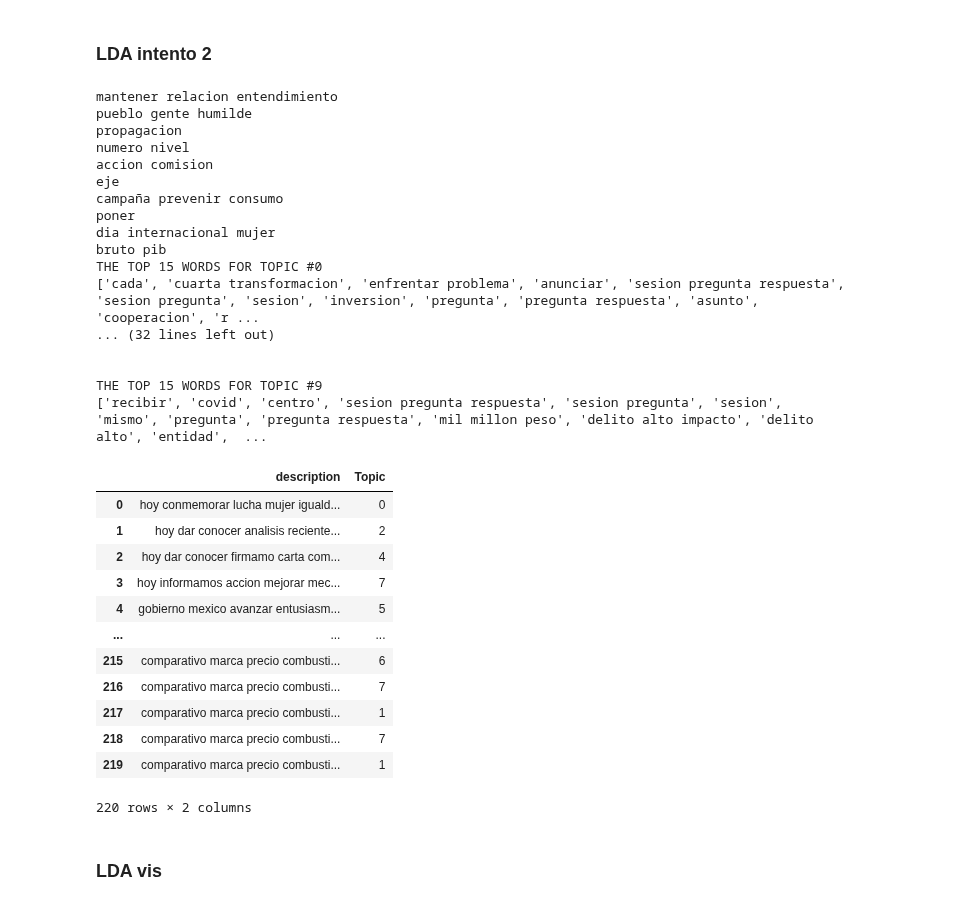
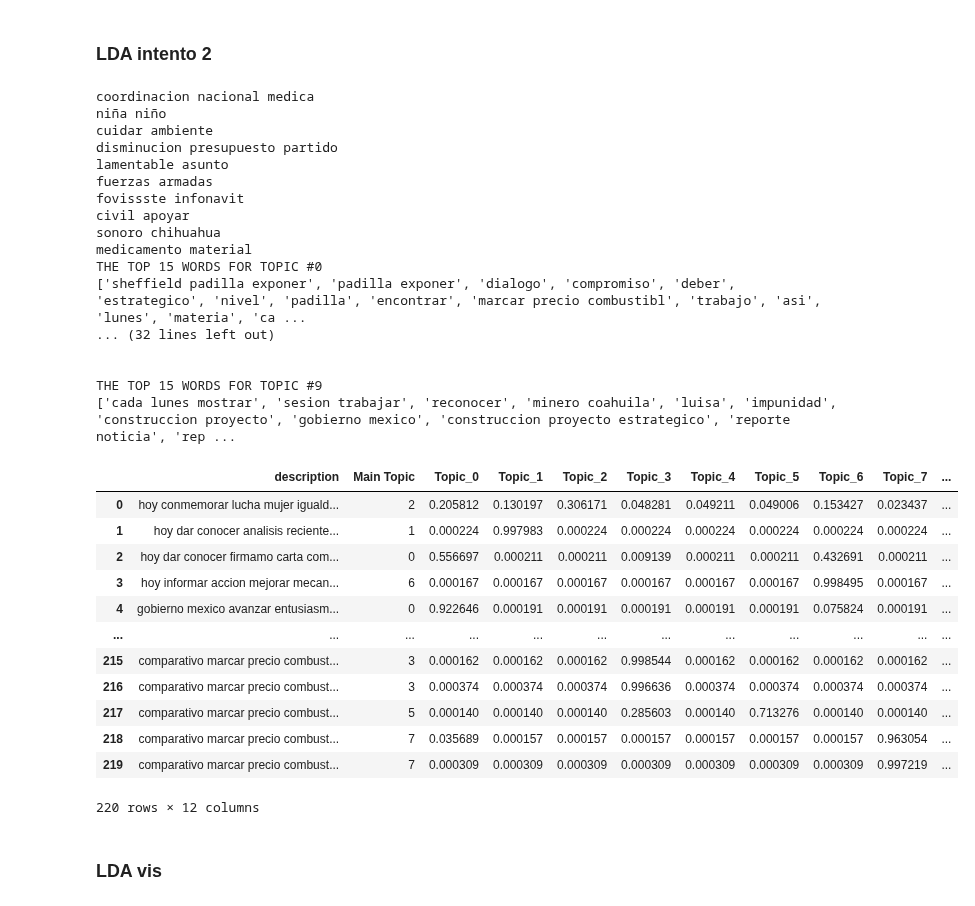
Before and after one commit to HectorAgValenzuela/TopicPrediction, a Jupyter notebook: TopicPredicton.ipynb, the cells around one changed output. Saved outputs shown, nothing was run; the diff lists cells and outputs as text; code cells hidden in the pictures.

```diff
--- a/TopicPredicton.ipynb
+++ b/TopicPredicton.ipynb
@@ -78,7 +78,7 @@ Aplicamos lematización
 def lemmatize_text(text):
 
     # Cargamos el módulo de español
-    nlp = spacy.load("es_core_news_sm")
+    nlp = spacy.load("es_core_news_lg")
 
     # nlp crea una pipeline que le adhiere metadata que la paquetería spacy usa
     doc = nlp(text)
@@ -474,7 +474,7 @@ import random
 LDA = LatentDirichletAllocation(n_components=10, random_state=42)
 
 # Ajustar el modelo LDA a la matriz de vectores TF-IDF escalados (vectFitScaled)
-LDA.fit(vectFitScaled)
+LDA.fit(vectFitStandardized)
 
 # Obtener la longitud de la lista de palabras clave (features) de la vectorización
 len(vect.get_feature_names_out())
@@ -490,50 +490,57 @@ single_topic = LDA.components_[0]
 # Recorrer todos los tópicos y obtener las palabras clave más importantes para cada uno
 for index, topic in enumerate(LDA.components_):
     print(f'THE TOP 15 WORDS FOR TOPIC #{index}')
-    print([vect.get_feature_names_out()[i] for i in topic.argsort()[-15:]])
+    print([vect.get_feature_names_out()[i] for i in topic.argsort()[-30:]])
     print('\n')
 # %% [output]
-mantener relacion entendimiento
-pueblo gente humilde
-propagacion
-numero nivel
-accion comision
-eje
-campaña prevenir consumo
-poner
-dia internacional mujer
-bruto pib
+coordinacion nacional medica
+niña niño
+cuidar ambiente
+disminucion presupuesto partido
+lamentable asunto
+fuerzas armadas
+fovissste infonavit
+civil apoyar
+sonoro chihuahua
+medicamento material
 THE TOP 15 WORDS FOR TOPIC #0
-['cada', 'cuarta transformacion', 'enfrentar problema', 'anunciar', 'sesion pregunta respuesta', 'sesion pregunta', 'sesion', 'inversion', 'pregunta', 'pregunta respuesta', 'asunto', 'cooperacion', 'r ...
+['sheffield padilla exponer', 'padilla exponer', 'dialogo', 'compromiso', 'deber', 'estrategico', 'nivel', 'padilla', 'encontrar', 'marcar precio combustibl', 'trabajo', 'asi', 'lunes', 'materia', 'ca ...
 ... (32 lines left out)
 
 
 THE TOP 15 WORDS FOR TOPIC #9
-['recibir', 'covid', 'centro', 'sesion pregunta respuesta', 'sesion pregunta', 'sesion', 'mismo', 'pregunta', 'pregunta respuesta', 'mil millon peso', 'delito alto impacto', 'delito alto', 'entidad',  ...
+['cada lunes mostrar', 'sesion trabajar', 'reconocer', 'minero coahuila', 'luisa', 'impunidad', 'construccion proyecto', 'gobierno mexico', 'construccion proyecto estrategico', 'reporte noticia', 'rep ...
 # %%
 
 # Obtener las probabilidades de los tópicos para cada documento
 topic_results = LDA.transform(vectFitStandardized)
 
 # Asignar el tópico dominante a cada documento
-textoPrueba['Topic'] = topic_results.argmax(axis=1)
+textoPrueba['Main Topic'] = topic_results.argmax(axis=1)
+
+# Obtener la distribución de tópicos para cada documento
+topic_distribution = LDA.transform(vectFitStandardized)
+
+# Agregar la distribución de tópicos como columnas en el DataFrame textoPrueba
+for i in range(topic_distribution.shape[1]):
+    textoPrueba[f'Topic_{i}'] = topic_distribution[:, i]
 
 # Mostrar el dataframe con la columna "Topic" agregada
 display(textoPrueba)
 # %% [output]
-|  | description | Topic |
-| 0 | hoy conmemorar lucha mujer iguald... | 0 |
-| 1 | hoy dar conocer analisis reciente... | 2 |
-| 2 | hoy dar conocer firmamo carta com... | 4 |
-| 3 | hoy informamos accion mejorar mec... | 7 |
-| 4 | gobierno mexico avanzar entusiasm... | 5 |
-| ... | ... | ... |
-| 215 | comparativo marca precio combusti... | 6 |
-| 216 | comparativo marca precio combusti... | 7 |
-| 217 | comparativo marca precio combusti... | 1 |
-| 218 | comparativo marca precio combusti... | 7 |
-| 219 | comparativo marca precio combusti... | 1 |
+|  | description | Main Topic | Topic_0 | Topic_1 | Topic_2 | Topic_3 | Topic_4 | Topic_5 | Topic_6 | Topic_7 | ... |
+| 0 | hoy conmemorar lucha mujer iguald... | 2 | 0.205812 | 0.130197 | 0.306171 | 0.048281 | 0.049211 | 0.049006 | 0.153427 | 0.023437 | ... |
+| 1 | hoy dar conocer analisis reciente... | 1 | 0.000224 | 0.997983 | 0.000224 | 0.000224 | 0.000224 | 0.000224 | 0.000224 | 0.000224 | ... |
+| 2 | hoy dar conocer firmamo carta com... | 0 | 0.556697 | 0.000211 | 0.000211 | 0.009139 | 0.000211 | 0.000211 | 0.432691 | 0.000211 | ... |
+| 3 | hoy informar accion mejorar mecan... | 6 | 0.000167 | 0.000167 | 0.000167 | 0.000167 | 0.000167 | 0.000167 | 0.998495 | 0.000167 | ... |
+| 4 | gobierno mexico avanzar entusiasm... | 0 | 0.922646 | 0.000191 | 0.000191 | 0.000191 | 0.000191 | 0.000191 | 0.075824 | 0.000191 | ... |
+| ... | ... | ... | ... | ... | ... | ... | ... | ... | ... | ... | ... |
+| 215 | comparativo marcar precio combust... | 3 | 0.000162 | 0.000162 | 0.000162 | 0.998544 | 0.000162 | 0.000162 | 0.000162 | 0.000162 | ... |
+| 216 | comparativo marcar precio combust... | 3 | 0.000374 | 0.000374 | 0.000374 | 0.996636 | 0.000374 | 0.000374 | 0.000374 | 0.000374 | ... |
+| 217 | comparativo marcar precio combust... | 5 | 0.000140 | 0.000140 | 0.000140 | 0.285603 | 0.000140 | 0.713276 | 0.000140 | 0.000140 | ... |
+| 218 | comparativo marcar precio combust... | 7 | 0.035689 | 0.000157 | 0.000157 | 0.000157 | 0.000157 | 0.000157 | 0.000157 | 0.963054 | ... |
+| 219 | comparativo marcar precio combust... | 7 | 0.000309 | 0.000309 | 0.000309 | 0.000309 | 0.000309 | 0.000309 | 0.000309 | 0.997219 | ... |
-220 rows × 2 columns
+220 rows × 12 columns
 # %% [markdown]
 ### LDA vis
 # %%
```
Also changed, not shown: parts of 16 cells of this notebook.
